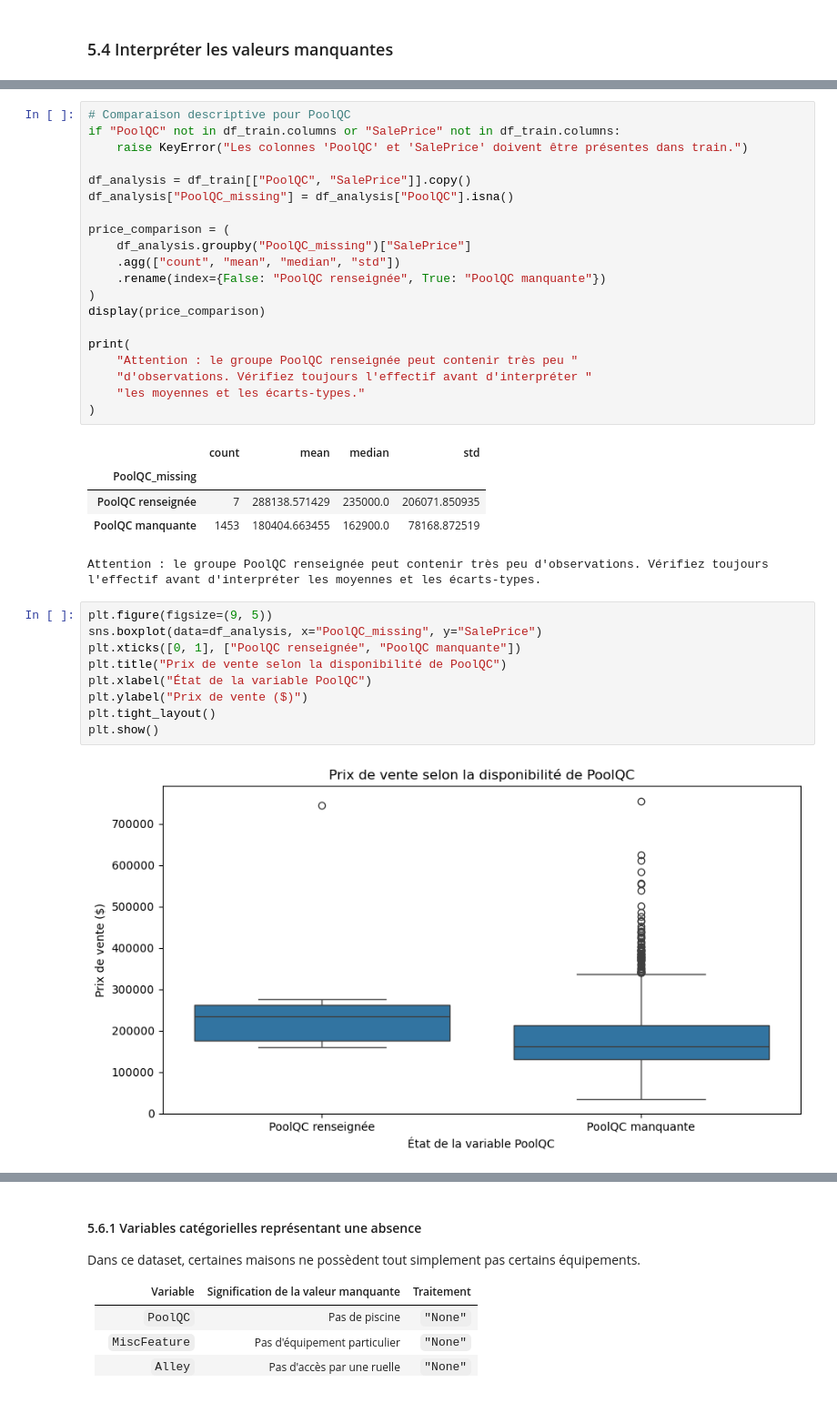
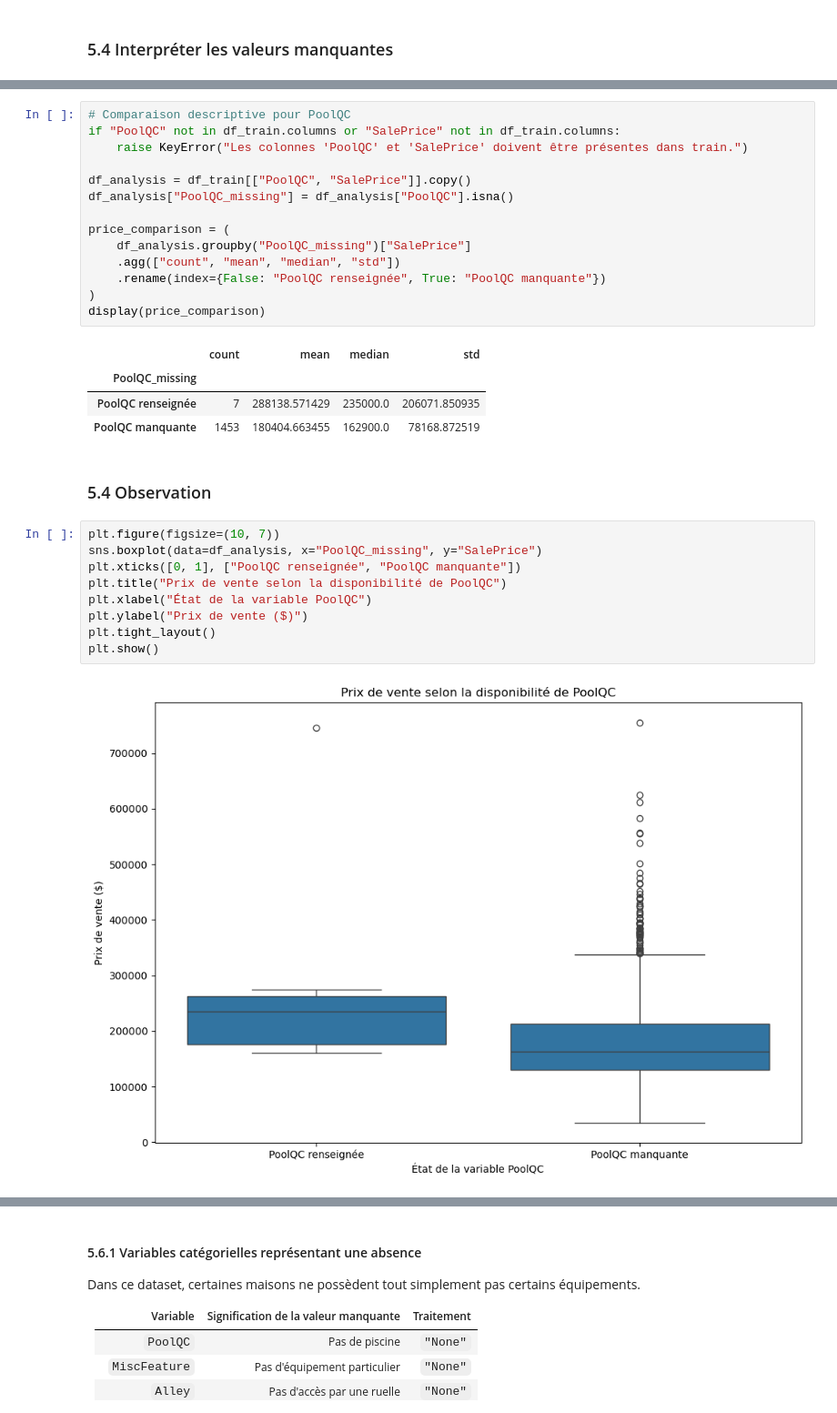
Before and after one commit to SacreOMBELE3/house-prices-advanced-regression-techniques, a Jupyter notebook: notebooks/02_data_cleaning.ipynb, the cells around one changed output, grey strips where cells are left out. Shown at 91% size. Saved outputs shown, nothing was run; the diff lists cells and outputs as text.

```diff
--- a/notebooks/02_data_cleaning.ipynb
+++ b/notebooks/02_data_cleaning.ipynb
@@ -450,29 +454,24 @@ price_comparison = (
     .rename(index={False: "PoolQC renseignée", True: "PoolQC manquante"})
 )
 display(price_comparison)
-
-print(
-    "Attention : le groupe PoolQC renseignée peut contenir très peu "
-    "d'observations. Vérifiez toujours l'effectif avant d'interpréter "
-    "les moyennes et les écarts-types."
-)
 # %% [output]
 |  | count | mean | median | std |
 | PoolQC_missing |  |  |  |  |
 | PoolQC renseignée | 7 | 288138.571429 | 235000.0 | 206071.850935 |
 | PoolQC manquante | 1453 | 180404.663455 | 162900.0 | 78168.872519 |
-Attention : le groupe PoolQC renseignée peut contenir très peu d'observations. Vérifiez toujours l'effectif avant d'interpréter les moyennes et les écarts-types.
+# %% [markdown]
+### 5.4 Observation
 # %%
-plt.figure(figsize=(9, 5))
+plt.figure(figsize=(10, 7))
 sns.boxplot(data=df_analysis, x="PoolQC_missing", y="SalePrice")
 plt.xticks([0, 1], ["PoolQC renseignée", "PoolQC manquante"])
 plt.title("Prix de vente selon la disponibilité de PoolQC")
 plt.xlabel("État de la variable PoolQC")
 plt.ylabel("Prix de vente ($)")
 plt.tight_layout()
 plt.show()
 # %% [output]
-[figure, old version]
+[figure, new version]
 # %% [markdown]
 ### Interprétation de l'exemple `PoolQC`
 
```
Also changed, not shown: parts of 15 cells of this notebook, 9 other files.
